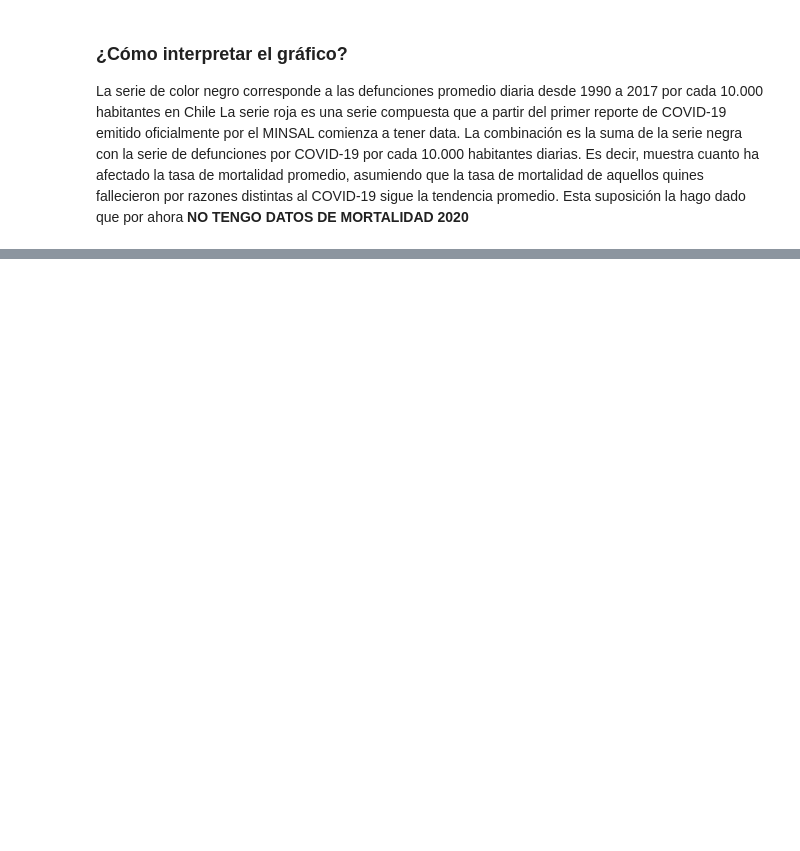
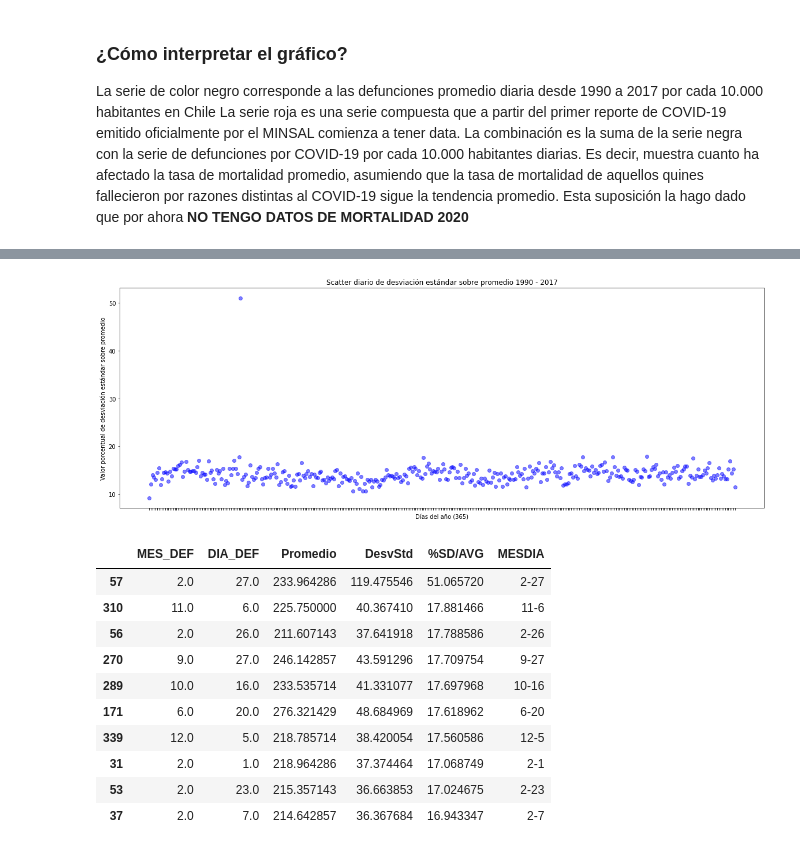
Before and after one commit to josemoragonzalez/Defunciones, a Jupyter notebook: defunciones.ipynb, the cells around one changed output, grey strips where cells are left out. Saved outputs shown, nothing was run; the diff lists cells and outputs as text; code cells hidden in the pictures; blank space fills up the shorter version.

```diff
--- a/defunciones.ipynb
+++ b/defunciones.ipynb
@@ -284,0 +288,52 @@ La serie roja es una serie compuesta que a partir del primer reporte de COVID-19
+# %%
+# Calculamos la desviación estándar de cantidad de defunciones por día del año
+stdDevYear = agrupDefun.groupby(['MES_DEF','DIA_DEF'])['CANT_FALLECIDOS'].std().reset_index()
+
+# Calculamos el promedio de cantidad de defunciones por día del año
+promYear = agrupDefun.groupby(['MES_DEF', 'DIA_DEF'])['CANT_FALLECIDOS'].mean().reset_index()
+
+# Creamos el dataframe con el cálculo del porcentaje que representa la desviación estándar sobre el promedio
+Statistitcs = promYear.merge(stdDevYear, how = 'left', left_on = ['MES_DEF', 'DIA_DEF'], right_on = ['MES_DEF', 'DIA_DEF'])
+Statistitcs = Statistitcs.rename(columns = {'CANT_FALLECIDOS_x': 'Promedio', 'CANT_FALLECIDOS_y': 'DesvStd'})
+Statistitcs['%SD/AVG'] = Statistitcs['DesvStd'] / Statistitcs['Promedio'] * 100
+Statistitcs.sort_values(by = ['%SD/AVG'], ascending = False)
+
+Statistitcs['MESDIA'] = Statistitcs['MES_DEF'].map(int).map(str) + '-' + Statistitcs['DIA_DEF'].map(int).map(str)
+# %%
+#-------------
+# Graficamos
+#-------------
+# un simple scatter para ver como se comporta el indicador
+fig3, ax3 = plt.subplots()
+
+#usaremos pandas para graficar
+ax3.scatter(Statistitcs['MESDIA'], Statistitcs['%SD/AVG'], color='blue', alpha=0.5)
+
+# Settings
+fig3.set_figheight(7)
+fig3.set_figwidth(20)
+ax3.grid(False)
+ax3.xaxis.set_major_formatter(plt.NullFormatter())
+ax3.set_xlabel('Días del año (365)')
+ax3.set_ylabel('Valor porcentual de desviación estándar sobre promedio')
+ax3.set_title('Scatter diario de desviación estándar sobre promedio 1990 - 2017')
+
+# graficamos
+plt.show()
+
+# y mostramos el topten de valores
+Statistitcs = Statistitcs.sort_values(by = ['%SD/AVG'], ascending = False)
+Statistitcs.head(10)
+# %% [output]
+[figure, added]
+|  | MES_DEF | DIA_DEF | Promedio | DesvStd | %SD/AVG | MESDIA |
+| 57 | 2.0 | 27.0 | 233.964286 | 119.475546 | 51.065720 | 2-27 |
+| 310 | 11.0 | 6.0 | 225.750000 | 40.367410 | 17.881466 | 11-6 |
+| 56 | 2.0 | 26.0 | 211.607143 | 37.641918 | 17.788586 | 2-26 |
+| 270 | 9.0 | 27.0 | 246.142857 | 43.591296 | 17.709754 | 9-27 |
+| 289 | 10.0 | 16.0 | 233.535714 | 41.331077 | 17.697968 | 10-16 |
+| 171 | 6.0 | 20.0 | 276.321429 | 48.684969 | 17.618962 | 6-20 |
+| 339 | 12.0 | 5.0 | 218.785714 | 38.420054 | 17.560586 | 12-5 |
+| 31 | 2.0 | 1.0 | 218.964286 | 37.374464 | 17.068749 | 2-1 |
+| 53 | 2.0 | 23.0 | 215.357143 | 36.663853 | 17.024675 | 2-23 |
+| 37 | 2.0 | 7.0 | 214.642857 | 36.367684 | 16.943347 | 2-7 |
```
Also changed, not shown: parts of 6 cells of this notebook.
